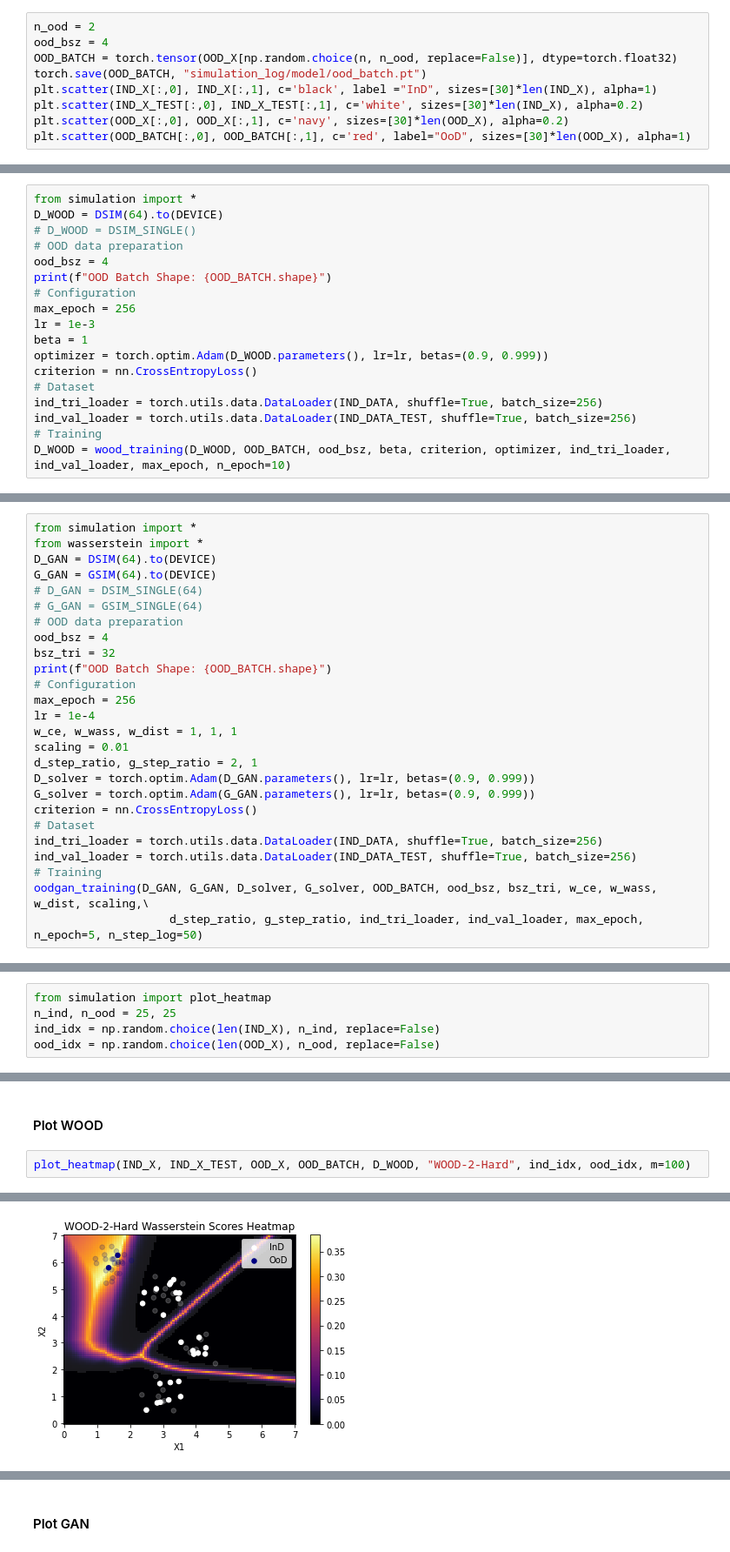
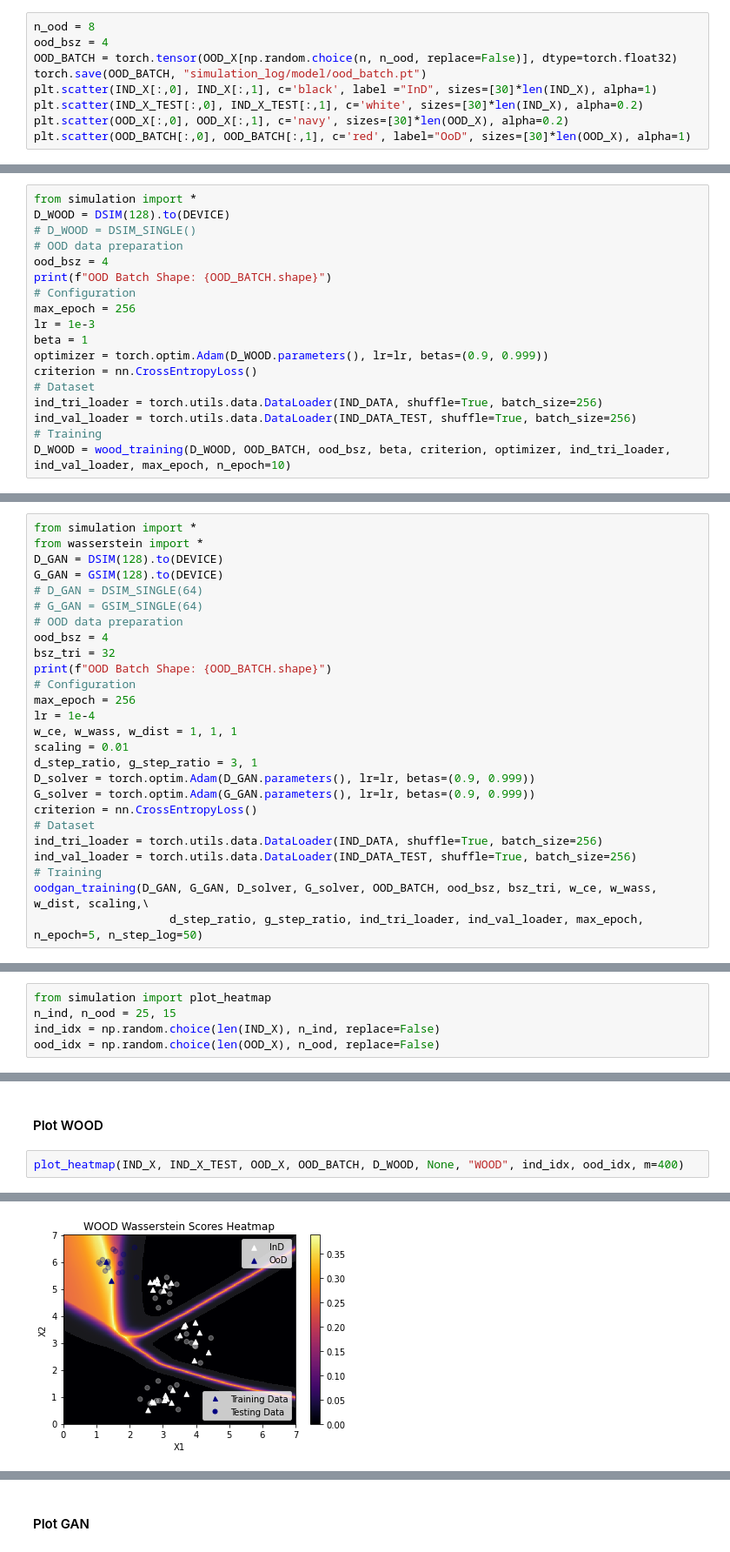
Before and after one commit to Xiaoyang-Song/Out-of-Distribution-GANs, a Jupyter notebook: Notebooks/simulation.ipynb, the cells around one changed output, grey strips where cells are left out. Shown at 87% size. Drawn from its saved outputs; the diff is of its cells as text.

```diff
--- a/Notebooks/simulation.ipynb
+++ b/Notebooks/simulation.ipynb
@@ -94,7 +94,7 @@ torch.save(D.state_dict(), "simulation_log/model/D.pt")
 # %% [markdown]
 #### Check sampled points
 # %%
-n_ood = 2
+n_ood = 8
 ood_bsz = 4
 OOD_BATCH = torch.tensor(OOD_X[np.random.choice(n, n_ood, replace=False)], dtype=torch.float32)
 torch.save(OOD_BATCH, "simulation_log/model/ood_batch.pt")
@@ -109,7 +109,7 @@ plt.scatter(OOD_BATCH[:,0], OOD_BATCH[:,1], c='red', label="OoD", sizes=[30]*len
 #### Training
 # %%
 from simulation import *
-D_WOOD = DSIM(64).to(DEVICE)
+D_WOOD = DSIM(128).to(DEVICE)
 # D_WOOD = DSIM_SINGLE()
 # OOD data preparation
 ood_bsz = 4
@@ -138,8 +143,8 @@ calculate_accuracy(D=D_WOOD, ind=IND_X, ood=OOD_X, tnr=0.999)
 # %%
 from simulation import *
 from wasserstein import *
-D_GAN = DSIM(64).to(DEVICE)
-G_GAN = GSIM(64).to(DEVICE)
+D_GAN = DSIM(128).to(DEVICE)
+G_GAN = GSIM(128).to(DEVICE)
 # D_GAN = DSIM_SINGLE(64)
 # G_GAN = GSIM_SINGLE(64)
 # OOD data preparation
@@ -151,7 +156,7 @@ max_epoch = 256
 lr = 1e-4
 w_ce, w_wass, w_dist = 1, 1, 1
 scaling = 0.01
-d_step_ratio, g_step_ratio = 2, 1
+d_step_ratio, g_step_ratio = 3, 1
 D_solver = torch.optim.Adam(D_GAN.parameters(), lr=lr, betas=(0.9, 0.999))
 G_solver = torch.optim.Adam(G_GAN.parameters(), lr=lr, betas=(0.9, 0.999))
 criterion = nn.CrossEntropyLoss()
@@ -180,7 +170,7 @@ Step: 0    | D:  0.1525 | CE:  0.5332 | W_OoD:  0.3830 | W_z:  0.2279 | G: -0.00
 ### PLOT
 # %%
 from simulation import plot_heatmap
-n_ind, n_ood = 25, 25
+n_ind, n_ood = 25, 15
 ind_idx = np.random.choice(len(IND_X), n_ind, replace=False)
 ood_idx = np.random.choice(len(OOD_X), n_ood, replace=False)
 # %% [markdown]
@@ -195,5 +180,5 @@ torch.Size([10000, 3])
 # %% [markdown]
 #### Plot WOOD
 # %%
-plot_heatmap(IND_X, IND_X_TEST, OOD_X, OOD_BATCH, D_WOOD, "WOOD-2-Hard", ind_idx, ood_idx, m=100)
+plot_heatmap(IND_X, IND_X_TEST, OOD_X, OOD_BATCH, D_WOOD, None, "WOOD", ind_idx, ood_idx, m=400)
 # %% [output]
@@ -203,2 +188,2 @@ torch.Size([10000, 3])
-[figure, old version]
+[figure, new version]
 # %%
```
Also changed, not shown: parts of 21 cells of this notebook, 12 other files.
